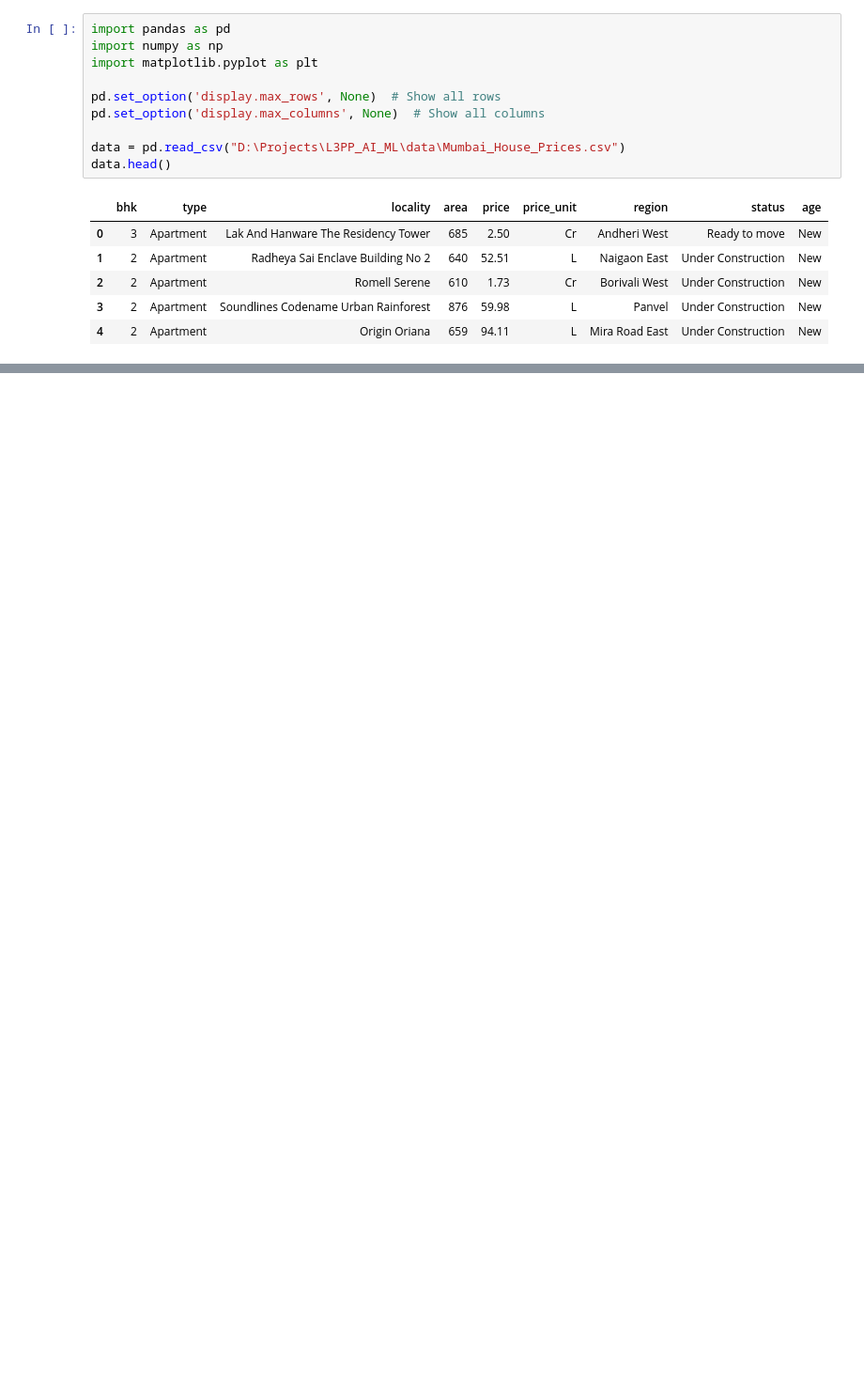
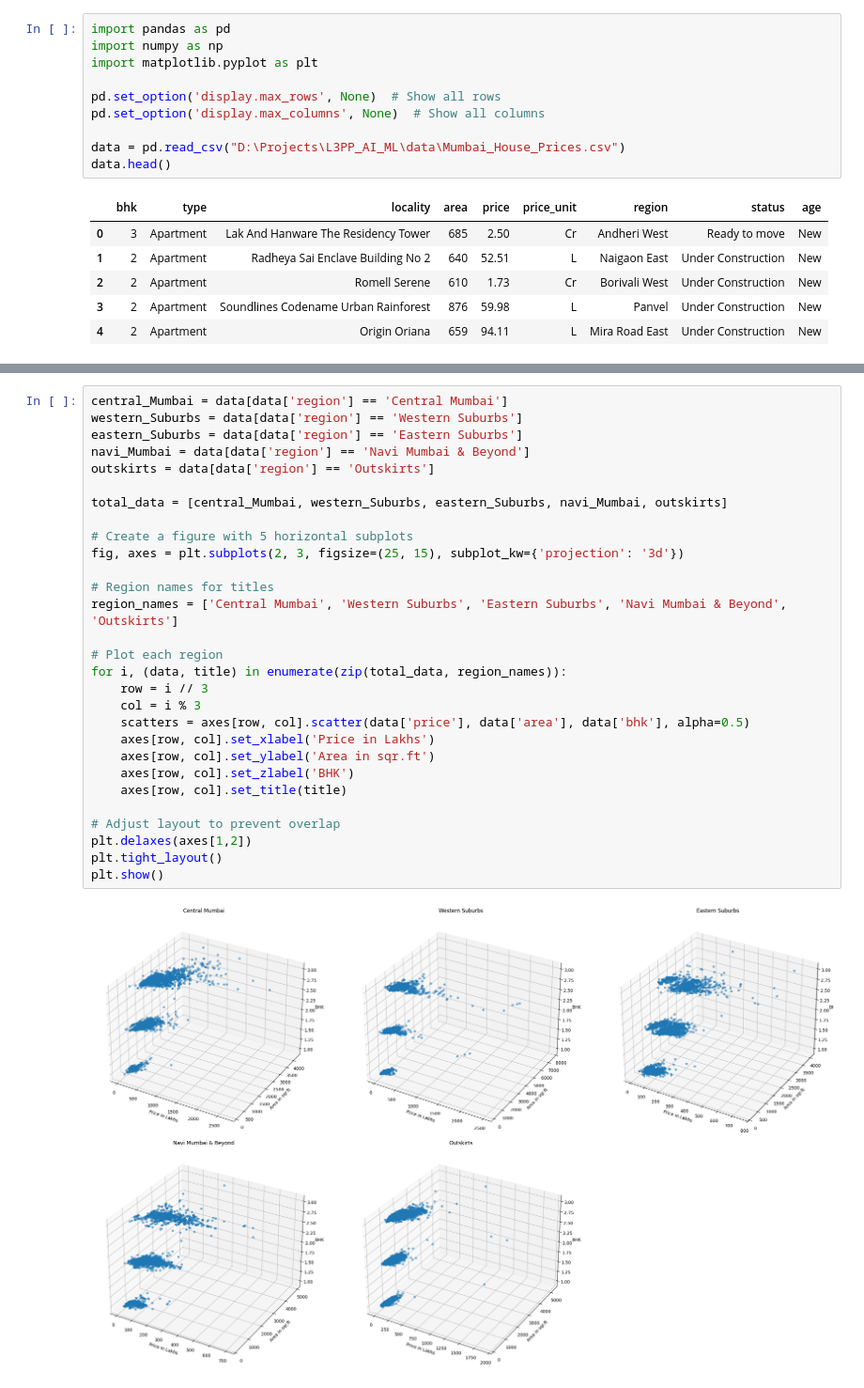
Before and after one commit to XlaSh9914/l3pp-ai-ml, a Jupyter notebook: 2.Flask_site/model/house-price-prediction.ipynb, the cells around one changed output, grey strips where cells are left out. Shown at 94% size. Saved outputs shown, nothing was run; the diff lists cells and outputs as text; blank space fills up the shorter version.

```diff
--- a/2.Flask_site/model/house-price-prediction.ipynb
+++ b/2.Flask_site/model/house-price-prediction.ipynb
@@ -150,0 +77,31 @@ plt.show()
+# %%
+central_Mumbai = data[data['region'] == 'Central Mumbai']
+western_Suburbs = data[data['region'] == 'Western Suburbs']
+eastern_Suburbs = data[data['region'] == 'Eastern Suburbs']
+navi_Mumbai = data[data['region'] == 'Navi Mumbai & Beyond']
+outskirts = data[data['region'] == 'Outskirts']
+
+total_data = [central_Mumbai, western_Suburbs, eastern_Suburbs, navi_Mumbai, outskirts]
+
+# Create a figure with 5 horizontal subplots
+fig, axes = plt.subplots(2, 3, figsize=(25, 15), subplot_kw={'projection': '3d'})
+
+# Region names for titles
+region_names = ['Central Mumbai', 'Western Suburbs', 'Eastern Suburbs', 'Navi Mumbai & Beyond', 'Outskirts']
+
+# Plot each region
+for i, (data, title) in enumerate(zip(total_data, region_names)):
+    row = i // 3
+    col = i % 3
+    scatters = axes[row, col].scatter(data['price'], data['area'], data['bhk'], alpha=0.5)
+    axes[row, col].set_xlabel('Price in Lakhs')
+    axes[row, col].set_ylabel('Area in sqr.ft')
+    axes[row, col].set_zlabel('BHK')
+    axes[row, col].set_title(title)
+
+# Adjust layout to prevent overlap
+plt.delaxes(axes[1,2])
+plt.tight_layout()
+plt.show()
+# %% [output]
+[figure, added]
```
Also changed, not shown: parts of 4 cells of this notebook, 1 other file.
